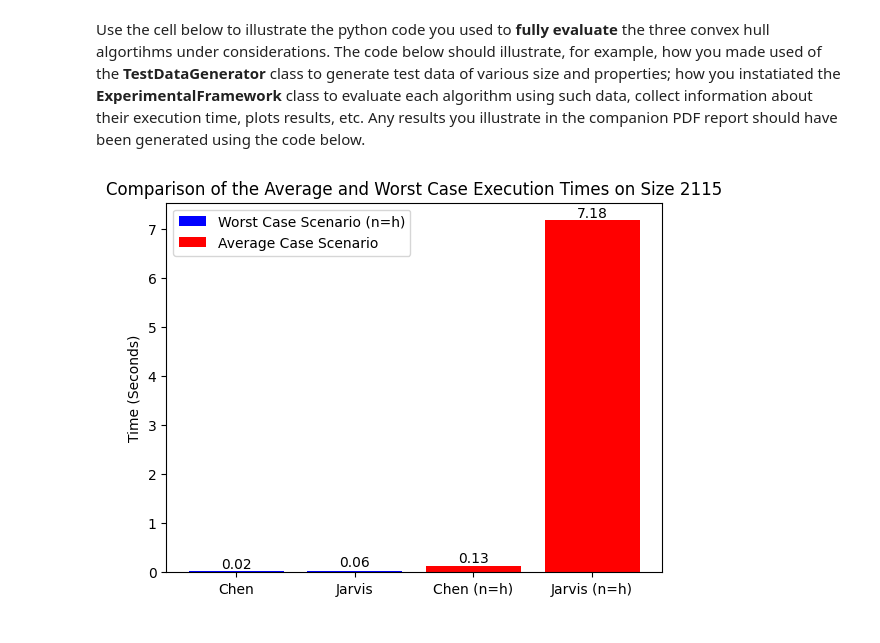
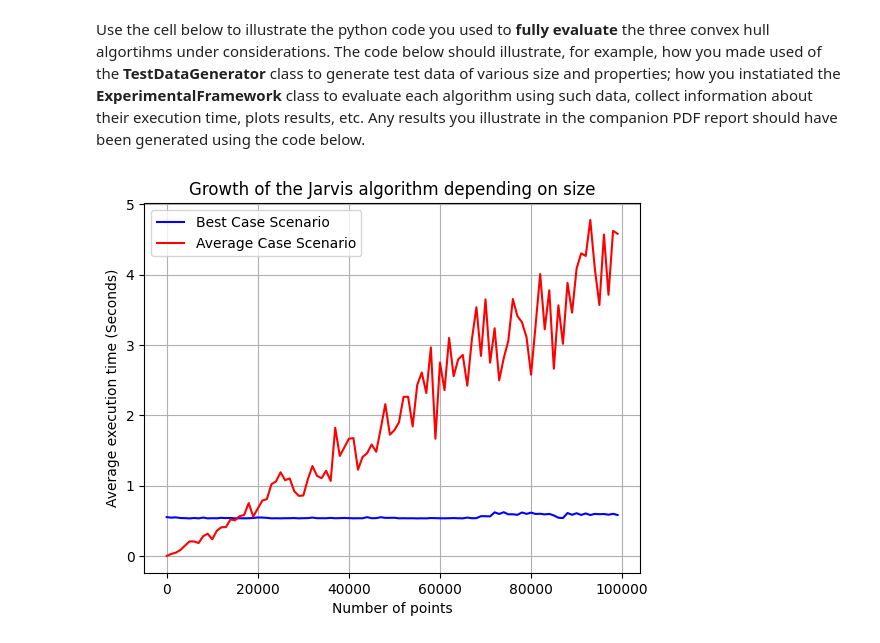
Before and after one commit to Marwan141/COMP0005_Group35, a Jupyter notebook: grp-XXX-0005code.ipynb, the cells around one changed output. Drawn from its saved outputs; the diff is of its cells as text; code cells hidden in the pictures.

```diff
--- a/grp-XXX-0005code.ipynb
+++ b/grp-XXX-0005code.ipynb
@@ -464,6 +460,13 @@ class ExperimentalFramework():
         print(timeit(lambda: grahamscan(graham_inputSet), number=10))
 
 
+    def testBestJarvis(self,n,step):
+        jarvis = TestDataGenerator()
+        best_times = []
+        for x in range(1, n, step):
+            jarvis_inputSet = jarvis.generate_best_case_Jarvis(n)
+            best_times.append((timeit(lambda: jarvismarch(jarvis_inputSet), number=10), x))
+        return best_times
 
 
     def testTimesN(self, n, step):
@@ -472,13 +475,13 @@ class ExperimentalFramework():
         chen_results = []
         for i in range(1,n,step):
 
-            framework = ExperimentalFramework(i)
-            graham_results.append((framework.graham_time, i))
-            jarvis_results.append((framework.jarvis_time, i))
-            chen_results.append((framework.chen_time, i))
+            data = TestDataGenerator()
+            mydata = data.data_generation(i)
+            graham_results.append((timeit(lambda: grahamscan(mydata), number=10), i))
+            jarvis_results.append((timeit(lambda: jarvismarch(mydata), number=10), i))
+            chen_results.append((timeit(lambda: chen(mydata), number=10), i))
 
-
-        framework.display_times(jarvis_results, graham_results, chen_results)
+        return jarvis_results, graham_results, chen_results
 
     def testNPoints(self,n):
         if n<1:
@@ -528,30 +531,58 @@ Use the cell below to illustrate the python code you used to **fully evaluate**
 # %%
 
 framework = ExperimentalFramework(50)
 data = TestDataGenerator()
-inputSet = data.random_circular_data_generation(10000000)
-new_input_set = chen(inputSet) #proccess the random points to generate a new set of points that will cause n=h to occur
+def test_h_equal_n():
+    inputSet = data.random_circular_data_generation(10000000)
+    new_input_set = chen(inputSet) #proccess the random points to generate a new set of points that will cause n=h to occur
 
-def measure_time(inputSet):
-    graham_time = timeit(lambda: grahamscan(inputSet), number=10)
-    chen_time = timeit(lambda: chen(inputSet), number=10)
-    jarvis_time = timeit(lambda: jarvismarch(inputSet), number=10)
-    return chen_time, jarvis_time
+    def measure_time(inputSet):
+        graham_time = timeit(lambda: grahamscan(inputSet), number=10)
+        chen_time = timeit(lambda: chen(inputSet), number=10)
+        jarvis_time = timeit(lambda: jarvismarch(inputSet), number=10)
+        return chen_time, jarvis_time
 
-# Measure the time taken by each algorithm
-chen_time, jarvis_time = measure_time(new_input_set)
-equivalent_chen_time, equivalent_jarvis_time = measure_time(data.data_generation(len(new_input_set)))
+    # Measure the time taken by each algorithm
+    chen_time, jarvis_time = measure_time(new_input_set)
+    equivalent_chen_time, equivalent_jarvis_time = measure_time(data.data_generation(len(new_input_set)))
 
-# Plot the time taken by each algorithm
-plt.bar(['Chen', 'Jarvis'], [equivalent_chen_time, equivalent_chen_time], color='blue', label='Worst Case Scenario (n=h)')
-plt.bar(['Chen (n=h)', 'Jarvis (n=h)'], [chen_time, jarvis_time], color='red', label='Average Case Scenario')
-plt.text('Chen', equivalent_chen_time, f'{equivalent_chen_time:.2f}', ha='center', va='bottom')
-plt.text('Jarvis', equivalent_jarvis_time, f'{equivalent_jarvis_time:.2f}', ha='center', va='bottom')
-plt.text('Chen (n=h)', chen_time, f'{chen_time:.2f}', ha='center', va='bottom')
-plt.text('Jarvis (n=h)', jarvis_time, f'{jarvis_time:.2f}', ha='center', va='bottom')
-plt.title(f'Comparison of the Average and Worst Case Execution Times on Size {len(new_input_set)}')
-plt.ylabel('Time (Seconds)')
-plt.legend()
-plt.show()
+    # Plot the time taken by each algorithm
+    def plot_worst_chan():
+        plt.bar(['Chen'], [equivalent_chen_time], color='blue', label='Average Case Scenario')
+        plt.bar(['Chen (n=h)'], [chen_time], color='red', label='Worst Case Scenario (n=h)')
+        plt.text('Chen', equivalent_chen_time, f'{equivalent_chen_time:.2f}', ha='center', va='bottom')
+        plt.text('Chen (n=h)', chen_time, f'{chen_time:.2f}', ha='center', va='bottom')
+        plt.title(f'Comparison of the Average and Worst Case Execution Times on Size {len(new_input_set)}')
+        plt.ylabel('Time (Seconds)')
+        plt.legend()
+        plt.show()
+
+    def plot_worst_jarvis():
+        plt.bar(['Jarvis'], [equivalent_jarvis_time], color='blue', label='Average Case Scenario')
+        plt.bar(['Jarvis (n=h)'], [jarvis_time], color='red', label='Worst Case Scenario (n=h)')
+        plt.text('Jarvis', equivalent_jarvis_time, f'{equivalent_jarvis_time:.2f}', ha='center', va='bottom')
+        plt.text('Jarvis (n=h)', jarvis_time, f'{jarvis_time:.2f}', ha='center', va='bottom')
+        plt.title(f'Comparison of the Average and Worst Case Execution Times on Size {len(new_input_set)}')
+        plt.ylabel('Time (Seconds)')
+        plt.legend()
+        plt.show()
+
+def plot_best_jarvis():
+    best_times = framework.testBestJarvis(100000, 1000)
+    normal_times = framework.testTimesN(100000,1000)
+    x = [point[1] for point in best_times]
+    y = [point[0] for point in best_times]
+    x2 = [point[1] for point in normal_times[0]]
+    y2 = [point[0] for point in normal_times[0]]
+    plt.plot(x, y, linestyle='-', color='b', label='Best Case Scenario')
+    plt.plot(x2, y2, linestyle='-', color='r', label='Average Case Scenario')
+    plt.legend()
+    plt.xlabel('Number of points')
+    plt.ylabel('Average execution time (Seconds)')
+    plt.title('Growth of the Jarvis algorithm depending on size')
+    plt.grid(True)
+    plt.show()
+
+plot_best_jarvis()
 # %% [output]
-[figure, old version]
+[figure, new version]
```
Also changed, not shown: parts of 2 cells of this notebook.
